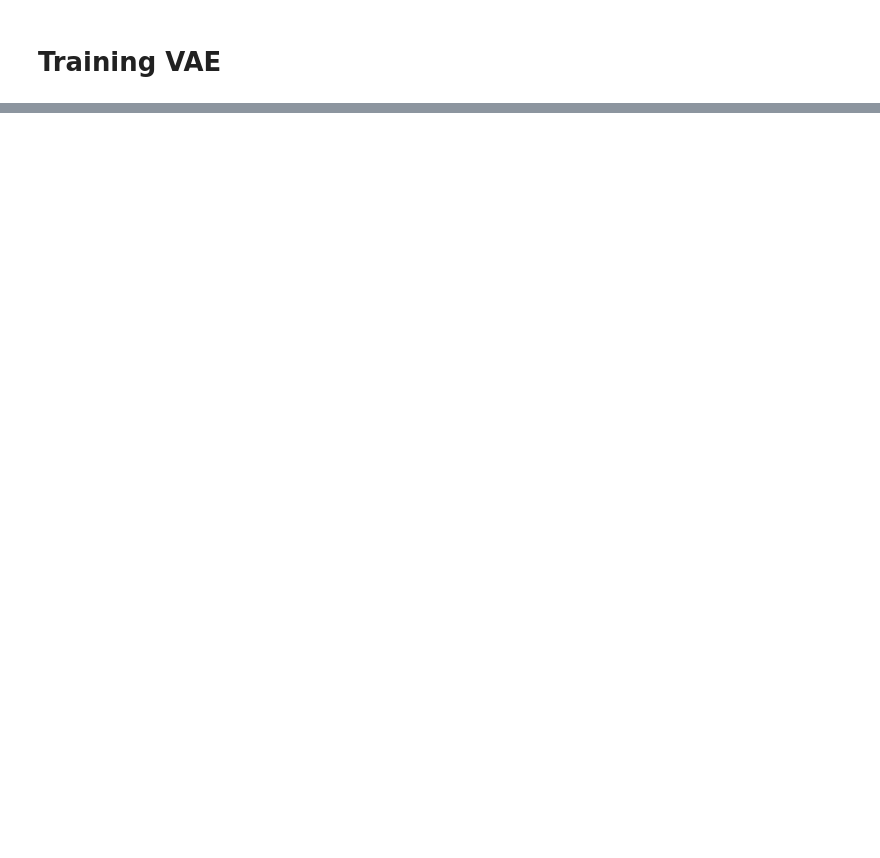
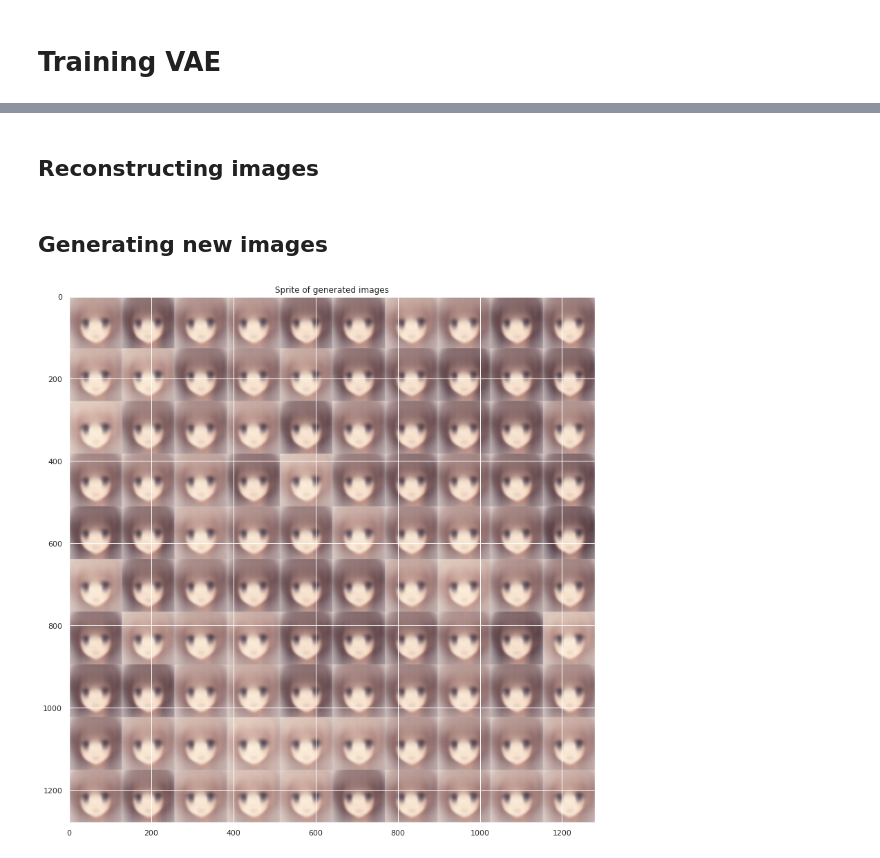
Before and after one commit to HikkaV/A-Comprehensive-Study-of-Autoencoders-Applications-Related-to-Images, a Jupyter notebook: notebooks/VAE.ipynb, the cells around one changed output, grey strips where cells are left out. Saved outputs shown, nothing was run; the diff lists cells and outputs as text; code cells hidden in the pictures; blank space fills up the shorter version.

```diff
--- a/notebooks/VAE.ipynb
+++ b/notebooks/VAE.ipynb
@@ -116,8 +160,8 @@ def create_decoder(code_size):
 # %%
 batch_size = 128
 original_dim = (128,128,3)
-code_size = 3
-epochs = 10
-std = 0.1
+code_size = 64
+epochs = 100
+std = 0.01
+kl_weight = 1
+var_epsilon = 0.001
-# %%
-vae,decoder, encoder = build_model(original_dim,code_size,batch_size,std)
@@ -157,0 +231,10 @@ plt.imshow(decoder.predict(sess.run(tf.random.normal(shape=(1,3))))[0])
+# %%
+if model_std:
+    x = L.Input((code_size,))
+    decoded = decoder(x)
+    decoded = vae.layers[-1](decoded)
+    generator = tf.keras.Model(x,decoded)
+else:
+    generator = decoder
+# %% [markdown]
+## Reconstructing images
@@ -157,0 +255,2 @@ plt.imshow(decoder.predict(sess.run(tf.random.normal(shape=(1,3))))[0])
+# %% [markdown]
+## Generating new images
@@ -157,0 +263,21 @@ plt.imshow(decoder.predict(sess.run(tf.random.normal(shape=(1,3))))[0])
+# %%
+size = 128
+n = 10
+figure = np.zeros((size * n, size * n,3))
+
+for i in range(n):
+    for j in range(n):
+        z_sample = np.random.normal(size=(1,code_size))
+        x_decoded = generator.predict(z_sample)
+        anime_face = x_decoded[0].reshape(size, size,3)
+
+        x = i * size
+        y = j * size
+        figure[x:x + size, y:y + size] = anime_face
+
+plt.figure(figsize=(14, 14))
+plt.title('Sprite of generated images')
+plt.imshow(figure)
+plt.show()
+# %% [output]
+[figure, added]
```
Also changed, not shown: parts of 23 cells of this notebook.
